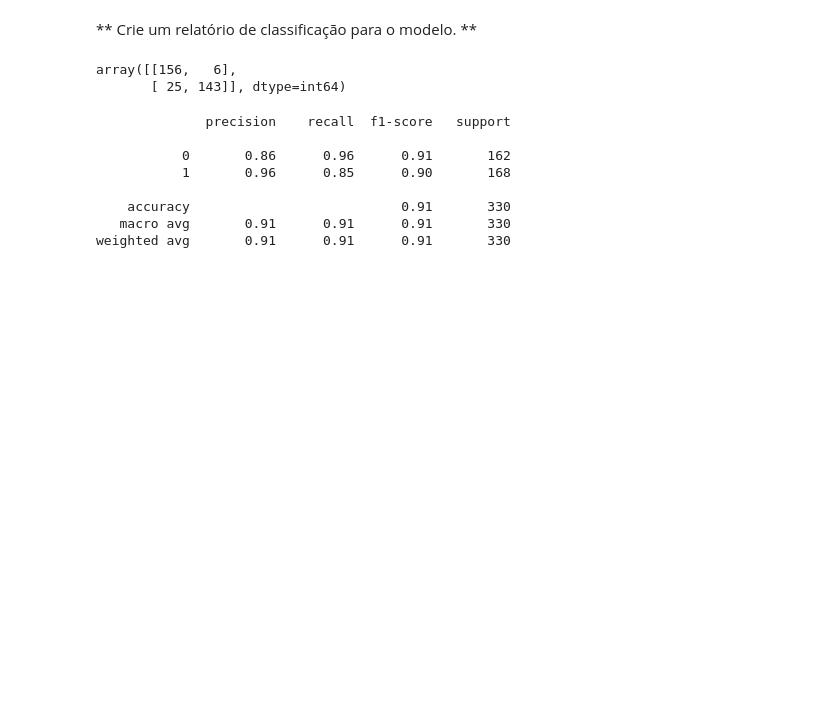
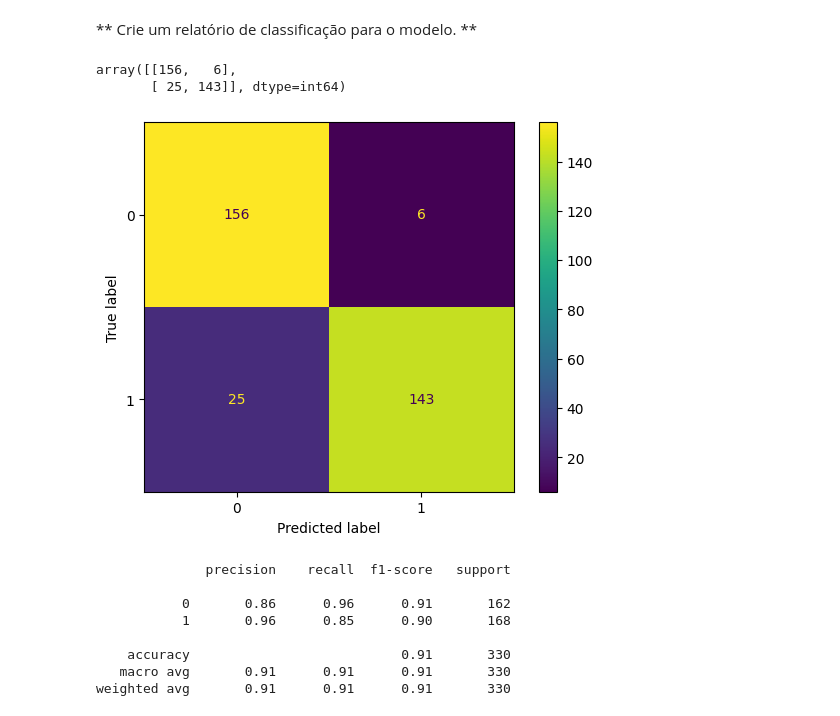
Before and after one commit to rodrigohigashi/Advertising_data, a Jupyter notebook: projeto-de-regressao-logistica.ipynb, the cells around one changed output. Cells and saved outputs as stored; diff of their text form; code cells hidden in the pictures; blank space fills up the shorter version.

```diff
--- a/projeto-de-regressao-logistica.ipynb
+++ b/projeto-de-regressao-logistica.ipynb
@@ -181,9 +184,14 @@ from sklearn.metrics import classification_report, confusion_matrix
 # %%
-confusion_matrix(y_test, predictions)
+cm = confusion_matrix(y_test, predictions)
+cm
 # colunas - o que o modelo diz, linhas - valor real
 # %% [output]
 array([[156,   6],
        [ 25, 143]], dtype=int64)
+# %%
+ConfusionMatrixDisplay(confusion_matrix=cm,).plot();
+# %% [output]
+[figure, added]
 # %%
 print(classification_report(y_test, predictions))
 # f1-score: média harmônica entre precision e recall
```
Also changed, not shown: parts of 11 cells of this notebook.
